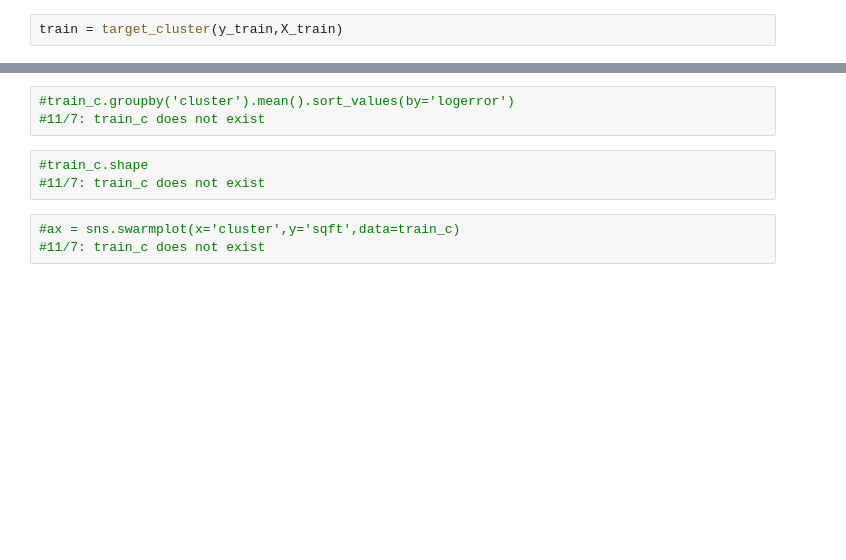
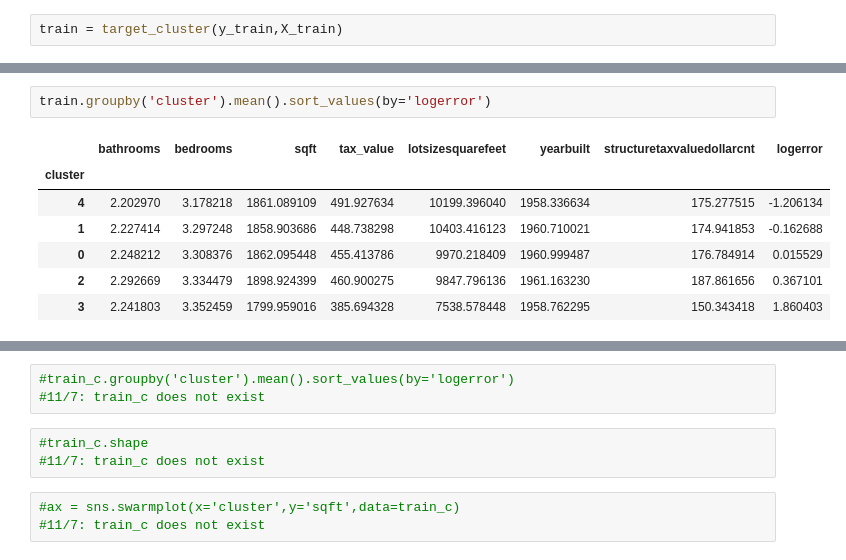
Before and after one commit to Zillow-SJ/Cluster_Zillow, a Jupyter notebook: Initial Exploration.ipynb, the cells around one changed output, grey strips where cells are left out. Drawn from its saved outputs; the diff is of its cells as text; blank space fills up the shorter version.

```diff
--- a/Initial Exploration.ipynb
+++ b/Initial Exploration.ipynb
@@ -396 +392,11 @@ train.head()
+# %%
+train.groupby('cluster').mean().sort_values(by='logerror')
+# %% [output]
+|  | bathrooms | bedrooms | sqft | tax_value | lotsizesquarefeet | yearbuilt | structuretaxvaluedollarcnt | logerror |
+| cluster |  |  |  |  |  |  |  |  |
+| 4 | 2.202970 | 3.178218 | 1861.089109 | 491.927634 | 10199.396040 | 1958.336634 | 175.277515 | -1.206134 |
+| 1 | 2.227414 | 3.297248 | 1858.903686 | 448.738298 | 10403.416123 | 1960.710021 | 174.941853 | -0.162688 |
+| 0 | 2.248212 | 3.308376 | 1862.095448 | 455.413786 | 9970.218409 | 1960.999487 | 176.784914 | 0.015529 |
+| 2 | 2.292669 | 3.334479 | 1898.924399 | 460.900275 | 9847.796136 | 1961.163230 | 187.861656 | 0.367101 |
+| 3 | 2.241803 | 3.352459 | 1799.959016 | 385.694328 | 7538.578448 | 1958.762295 | 150.343418 | 1.860403 |
 # %%
```
Also changed, not shown: parts of 17 cells of this notebook, 1 other file.
